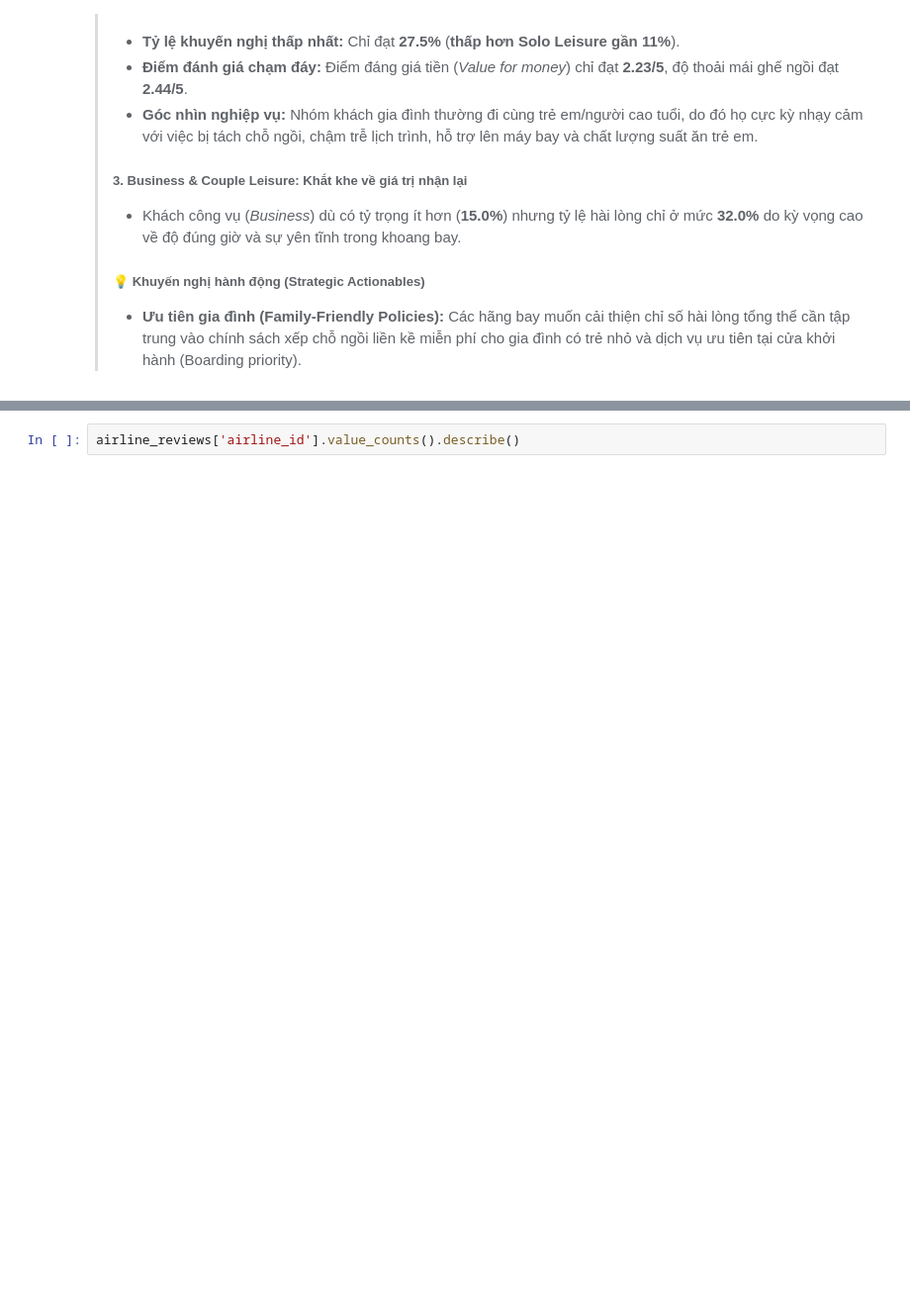
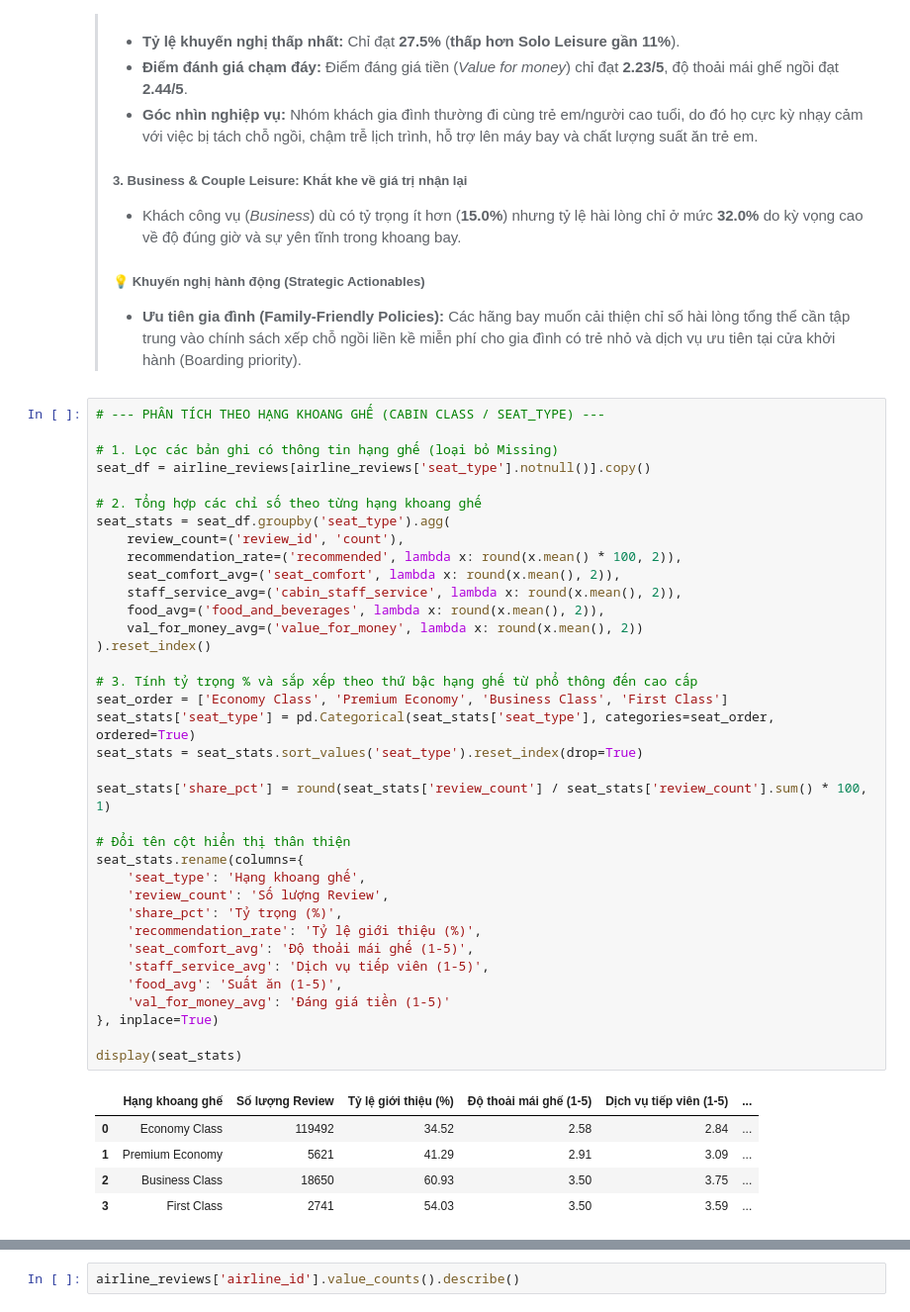
Before and after one commit to mantrinh67/DA-Porfolio, a Jupyter notebook: EDA_airline.ipynb, the cells around one changed output, grey strips where cells are left out. Shown at 99% size. Drawn from its saved outputs; the diff is of its cells as text; blank space fills up the shorter version.

```diff
--- a/EDA_airline.ipynb
+++ b/EDA_airline.ipynb
@@ -1016,3 +1136,45 @@ plt.show()
 >
 > ##### 💡 Khuyến nghị hành động (Strategic Actionables)
 > * **Ưu tiên gia đình (Family-Friendly Policies):** Các hãng bay muốn cải thiện chỉ số hài lòng tổng thể cần tập trung vào chính sách xếp chỗ ngồi liền kề miễn phí cho gia đình có trẻ nhỏ và dịch vụ ưu tiên tại cửa khởi hành (Boarding priority).
+# %%
+# --- PHÂN TÍCH THEO HẠNG KHOANG GHẾ (CABIN CLASS / SEAT_TYPE) ---
+
+# 1. Lọc các bản ghi có thông tin hạng ghế (loại bỏ Missing)
+seat_df = airline_reviews[airline_reviews['seat_type'].notnull()].copy()
+
+# 2. Tổng hợp các chỉ số theo từng hạng khoang ghế
+seat_stats = seat_df.groupby('seat_type').agg(
+    review_count=('review_id', 'count'),
+    recommendation_rate=('recommended', lambda x: round(x.mean() * 100, 2)),
+    seat_comfort_avg=('seat_comfort', lambda x: round(x.mean(), 2)),
+    staff_service_avg=('cabin_staff_service', lambda x: round(x.mean(), 2)),
+    food_avg=('food_and_beverages', lambda x: round(x.mean(), 2)),
+    val_for_money_avg=('value_for_money', lambda x: round(x.mean(), 2))
+).reset_index()
+
+# 3. Tính tỷ trọng % và sắp xếp theo thứ bậc hạng ghế từ phổ thông đến cao cấp
+seat_order = ['Economy Class', 'Premium Economy', 'Business Class', 'First Class']
+seat_stats['seat_type'] = pd.Categorical(seat_stats['seat_type'], categories=seat_order, ordered=True)
+seat_stats = seat_stats.sort_values('seat_type').reset_index(drop=True)
+
+seat_stats['share_pct'] = round(seat_stats['review_count'] / seat_stats['review_count'].sum() * 100, 1)
+
+# Đổi tên cột hiển thị thân thiện
+seat_stats.rename(columns={
+    'seat_type': 'Hạng khoang ghế',
+    'review_count': 'Số lượng Review',
+    'share_pct': 'Tỷ trọng (%)',
+    'recommendation_rate': 'Tỷ lệ giới thiệu (%)',
+    'seat_comfort_avg': 'Độ thoải mái ghế (1-5)',
+    'staff_service_avg': 'Dịch vụ tiếp viên (1-5)',
+    'food_avg': 'Suất ăn (1-5)',
+    'val_for_money_avg': 'Đáng giá tiền (1-5)'
+}, inplace=True)
+
+display(seat_stats)
+# %% [output]
+|  | Hạng khoang ghế | Số lượng Review | Tỷ lệ giới thiệu (%) | Độ thoải mái ghế (1-5) | Dịch vụ tiếp viên (1-5) | ... |
+| 0 | Economy Class | 119492 | 34.52 | 2.58 | 2.84 | ... |
+| 1 | Premium Economy | 5621 | 41.29 | 2.91 | 3.09 | ... |
+| 2 | Business Class | 18650 | 60.93 | 3.50 | 3.75 | ... |
+| 3 | First Class | 2741 | 54.03 | 3.50 | 3.59 | ... |
```
Also changed, not shown: parts of 17 cells of this notebook.
